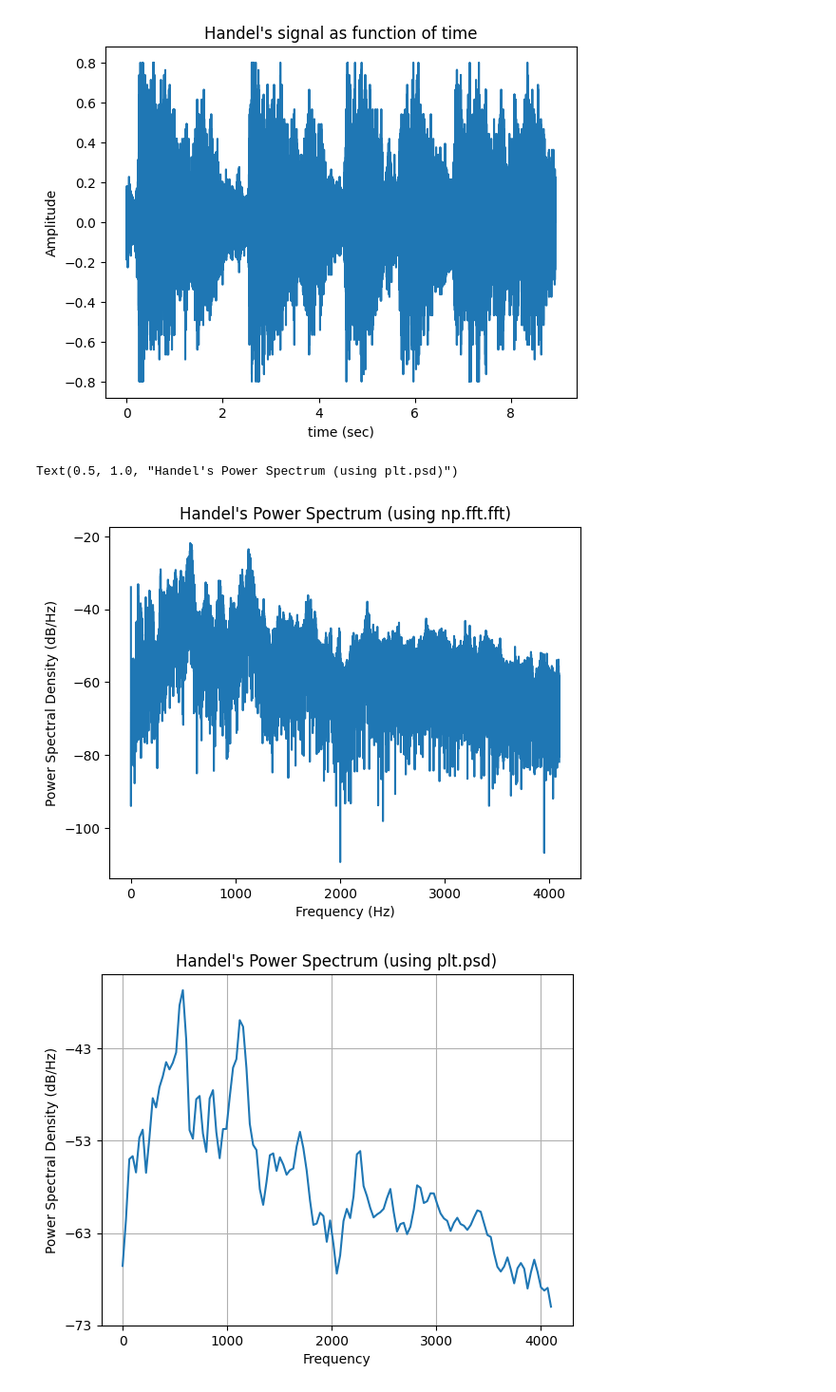
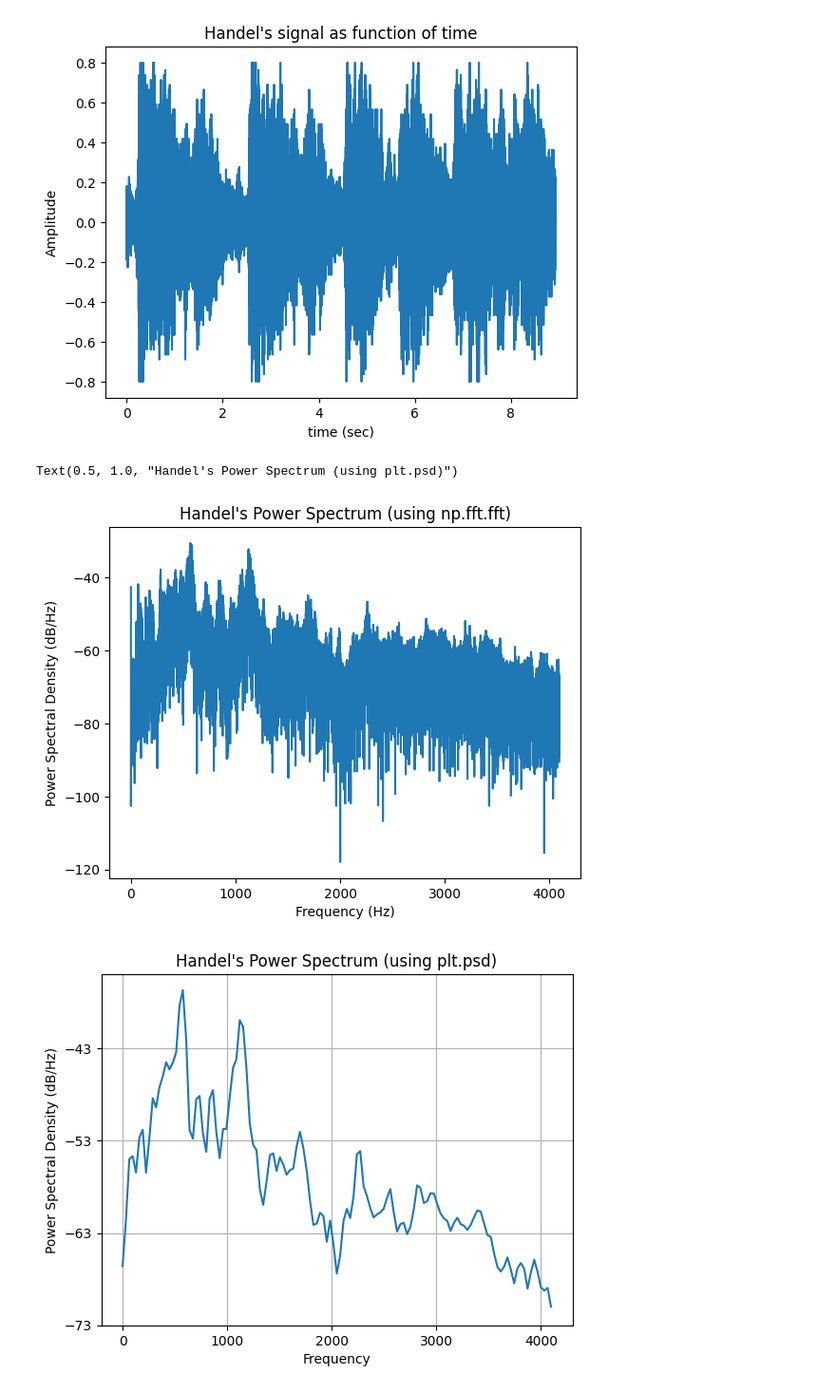
Before and after one commit to Eliz18Vais/SDA_assignments, a Jupyter notebook: HW9/HW9.ipynb, the cells around one changed output. Shown: that part at 95% size. Drawn from its saved outputs; the diff is of its cells as text; code cells hidden in the pictures.

```diff
--- a/HW9/HW9.ipynb
+++ b/HW9/HW9.ipynb
@@ -73,21 +75,22 @@ plt.title("Handel's signal as function of time")
 Text(0.5, 1.0, "Handel's signal as function of time")
 [figure]
 # %%
+# same as in previous question
 X_k = np.abs(np.fft.fft(samples))
-X_k_norm = 10*np.log10((X_k)**2/len(x_t)/fs)
+X_k_norm = 10*np.log10((X_k)**2/len(samples)/fs)
 N = len(X_k)
 n = np.arange(N)
 T = N/fs
 freq = n/T
 plt.plot(freq[0:int(len(freq)/2)], X_k_norm[0:int(len(X_k)/2)])
 plt.title("Handel's Power Spectrum (using np.fft.fft)")
 plt.ylabel('Power Spectral Density (dB/Hz)')
 plt.xlabel('Frequency (Hz)')
 plt.figure()
 Pxx, freqs_psd = plt.psd(samples, Fs=fs)
 plt.title("Handel's Power Spectrum (using plt.psd)")
 # %% [output]
 Text(0.5, 1.0, "Handel's Power Spectrum (using plt.psd)")
-[figure, old version]
+[figure, new version]
 [figure]
 # %%
```
Also changed, not shown: parts of 7 cells of this notebook.
